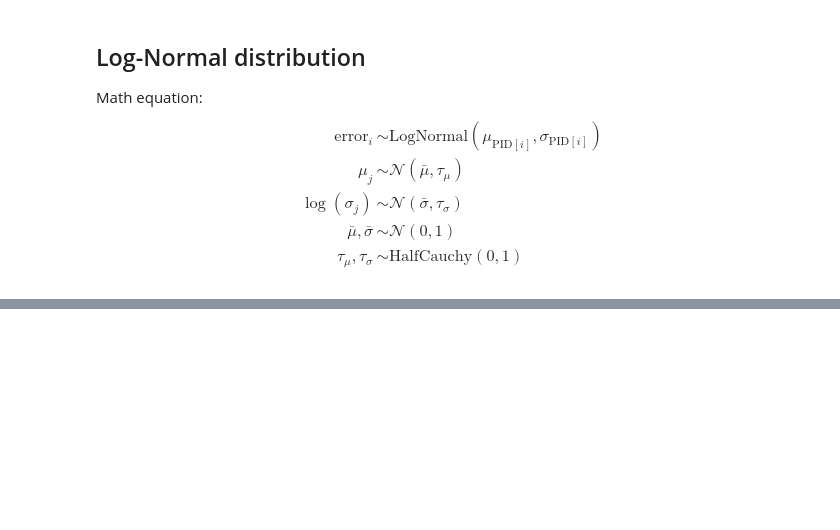
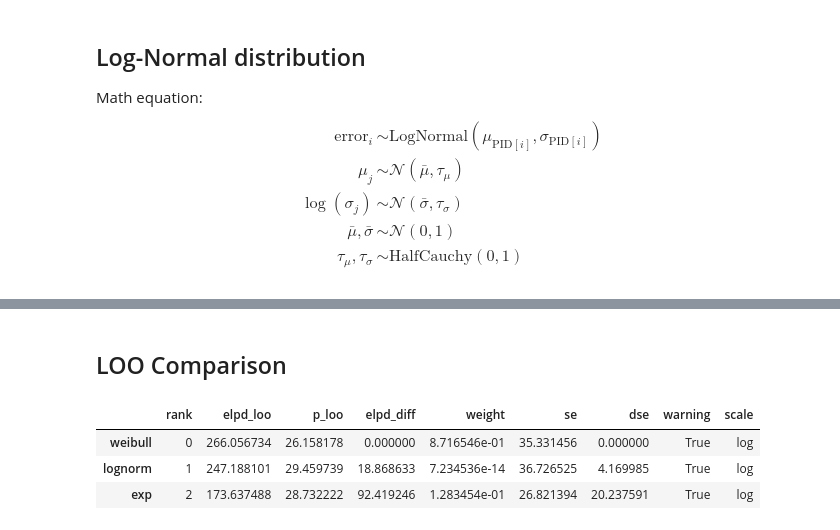
Before and after one commit to mika-long/vis-decode-analysis, a Jupyter notebook: PyMC/task4.ipynb, the cells around one changed output, grey strips where cells are left out. Cells and saved outputs as stored; diff of their text form; code cells hidden in the pictures; blank space fills up the shorter version.

```diff
--- a/PyMC/task4.ipynb
+++ b/PyMC/task4.ipynb
@@ -347,0 +365,14 @@ Some of the observed values of variable error are associated with a non-finite l
+# %% [markdown]
+## LOO Comparison
+# %%
+df_comp_loo = az.compare({
+    "exp": task4_exp_idata,
+    "weibull": task4_weibull_idata,
+    "lognorm": task4_logNorm_idata
+})
+df_comp_loo
+# %% [output]
+|  | rank | elpd_loo | p_loo | elpd_diff | weight | se | dse | warning | scale |
+| weibull | 0 | 266.056734 | 26.158178 | 0.000000 | 8.716546e-01 | 35.331456 | 0.000000 | True | log |
+| lognorm | 1 | 247.188101 | 29.459739 | 18.868633 | 7.234536e-14 | 36.726525 | 4.169985 | True | log |
+| exp | 2 | 173.637488 | 28.732222 | 92.419246 | 1.283454e-01 | 26.821394 | 20.237591 | True | log |
```
Also changed, not shown: parts of 8 cells of this notebook.
